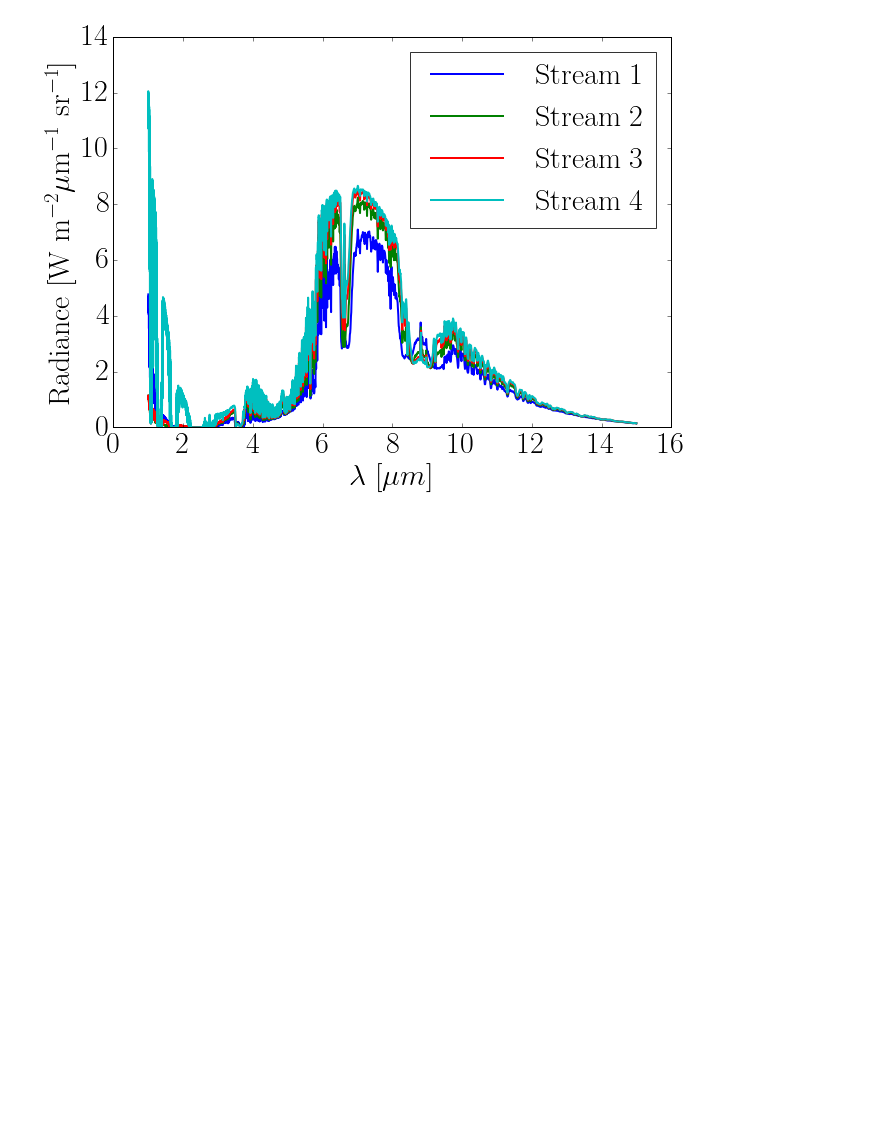
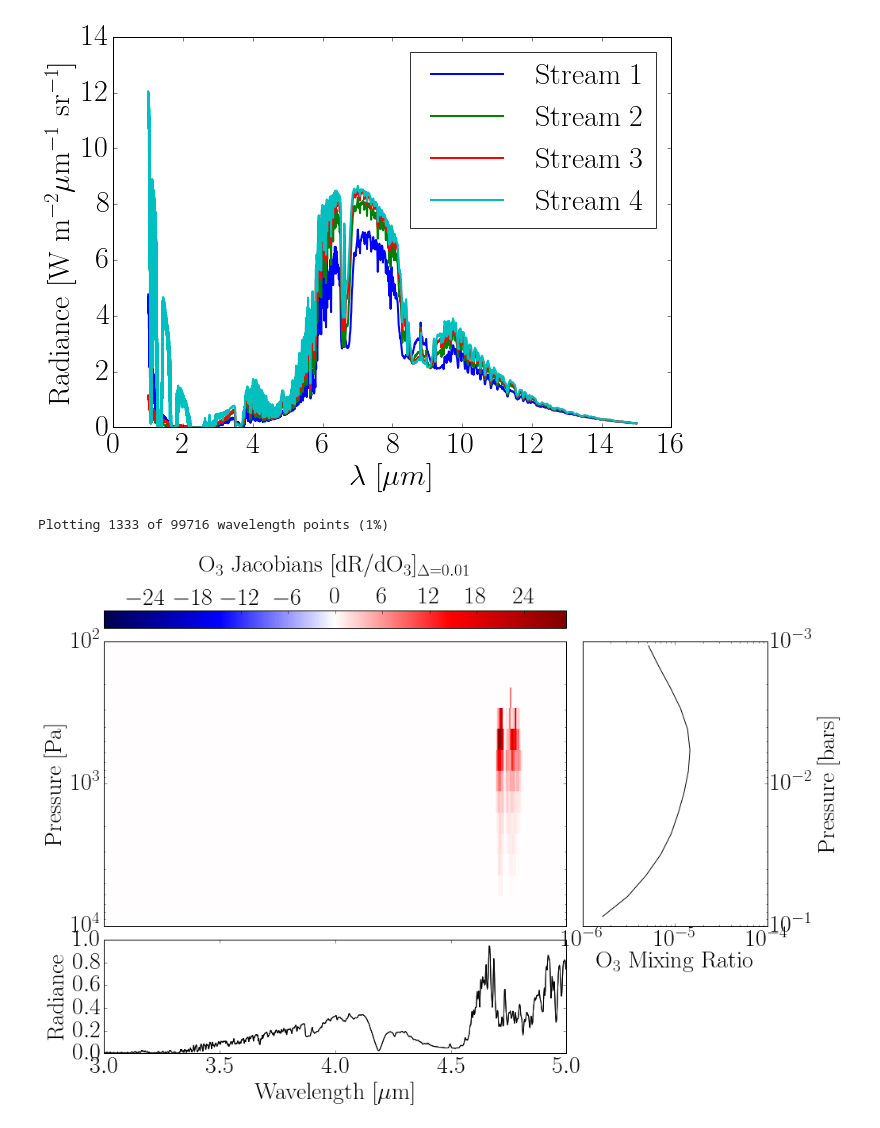
Before and after one commit to jlustigy/readsmart, a Jupyter notebook: example_files/examples.ipynb, the cells around one changed output. Drawn from its saved outputs; the diff is of its cells as text; code cells hidden in the pictures; blank space fills up the shorter version.

Commit message:
example plots

```diff
--- a/example_files/examples.ipynb
+++ b/example_files/examples.ipynb
@@ -9,7 +9,7 @@ from matplotlib import rc
 from astroML.plotting import setup_text_plots
 setup_text_plots(fontsize=30, usetex=True)
 rc('font', **{'family': 'serif', 'serif': ['Computer Modern']})
-mpl.rcParams['font.size'] = 20.0
+mpl.rcParams['font.size'] = 15.0
 # %%
 import readsmart as rs
 # %%
@@ -25,4 +26,8 @@ rs.rad('earth_standard_hitran08_50_100000cm-1_clearsky_toa.rad', plot=True, getd
 # %% [output]
 [figure]
 # %%
-rs.jacobians('earth_standard_hitran08_50_100000cm-1_clearsky_toa.rad', '.j_O3', plot=True, getdata=False)
+rs.jacobians('earth_standard_hitran08_50_100000cm-1_clearsky_toa.rad', '.j_O3',\
+             plot=True, getdata=False, xran=[3.0,5.0], pran=[100.,10000.])
+# %% [output]
+Plotting 1333 of 99716 wavelength points (1%)
+[figure, added]
```
Also changed, not shown: parts of 3 cells of this notebook, 7 other files.
